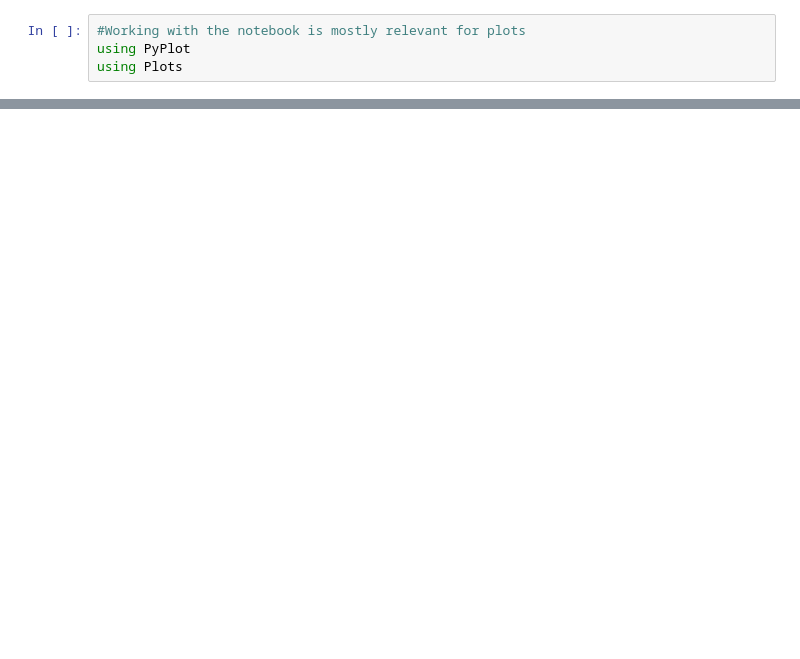
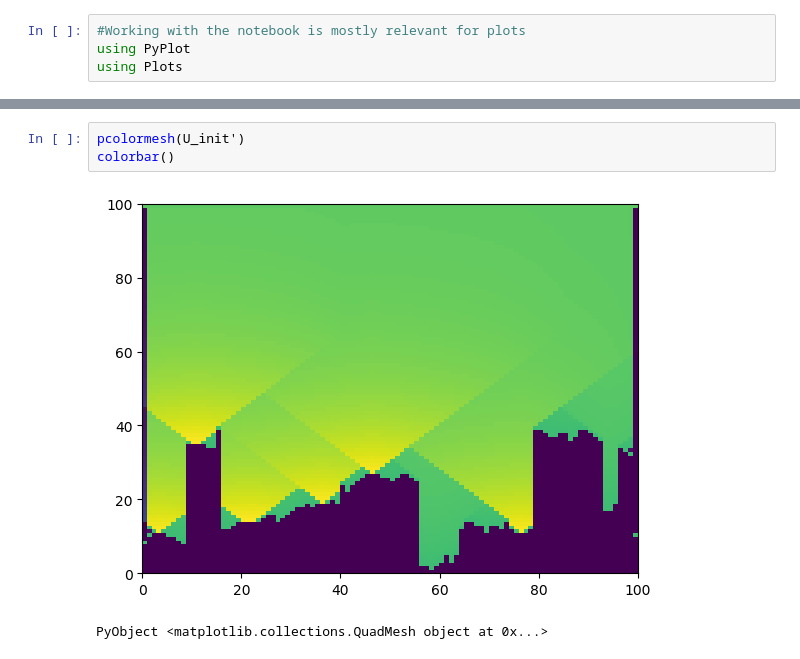
Before and after one commit to louisefleischer/Shackleton, a Jupyter notebook: Lander_notebook.ipynb, the cells around one changed output, grey strips where cells are left out. Drawn from its saved outputs; the diff is of its cells as text; blank space fills up the shorter version.

```diff
--- a/Lander_notebook.ipynb
+++ b/Lander_notebook.ipynb
@@ -20,3 +20,9 @@ PyPlot.grid("on")
 heatmap(U_init')
 # %% [output]
 [interactive output not drawn]
+# %%
+pcolormesh(U_init')
+colorbar()
+# %% [output]
+[figure, added]
+PyObject <matplotlib.collections.QuadMesh object at 0x...>
```
Also changed, not shown: parts of 2 cells of this notebook, 2 other files.
